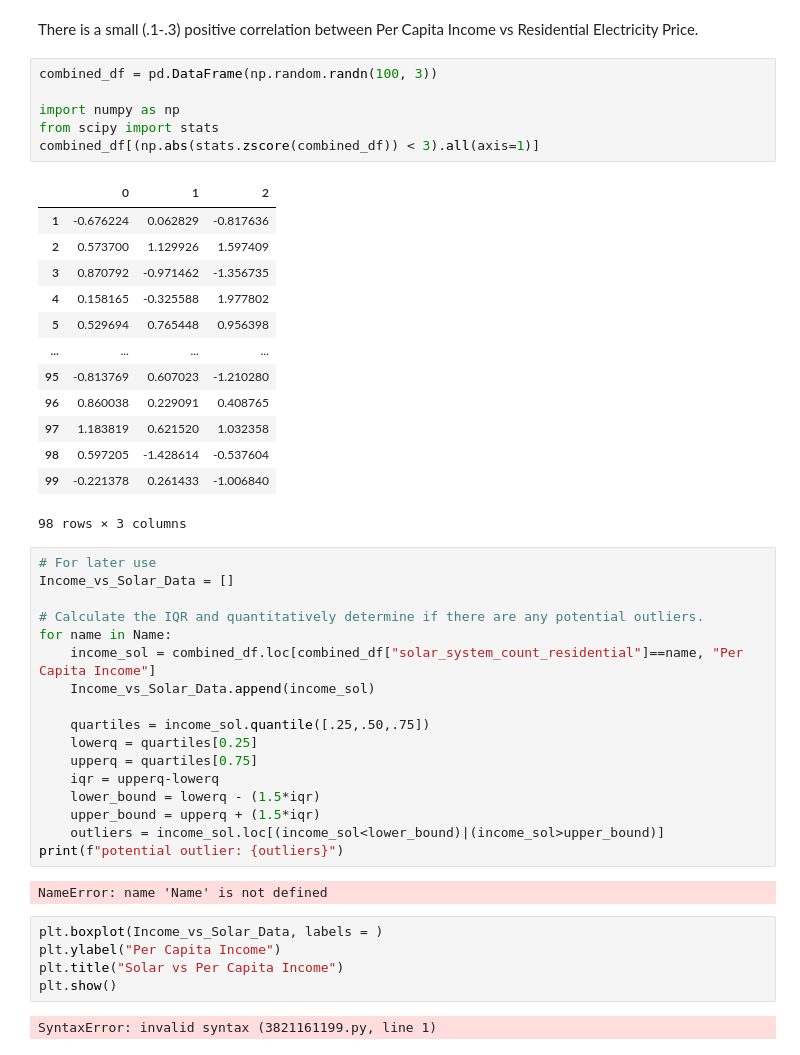
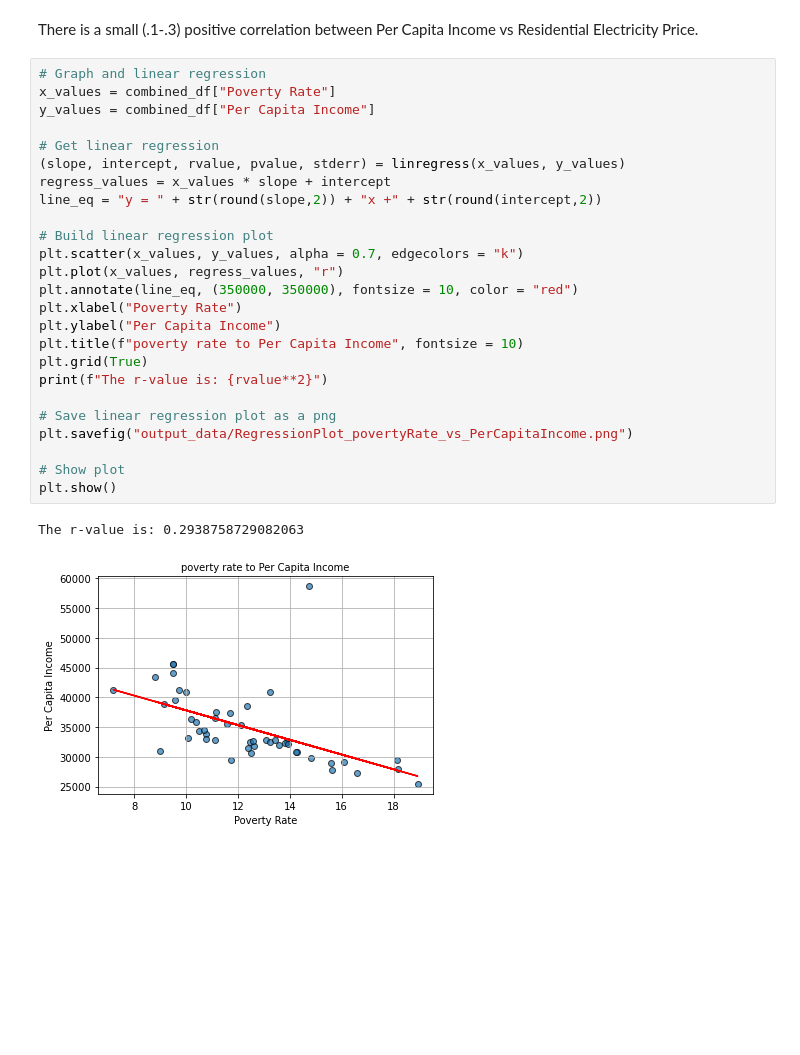
Before and after one commit to JeremyTallant/TomorrowsEnergyToday, a Jupyter notebook: Project_One_LH.ipynb, the cells around one changed output. Saved outputs shown, nothing was run; the diff lists cells and outputs as text; blank space fills up the shorter version.

```diff
--- a/Project_One_LH.ipynb
+++ b/Project_One_LH.ipynb
@@ -96,49 +122,31 @@ The r-value is: 0.2912197566340232
 [figure]
 # %% [markdown]
 There is a small (.1-.3) positive correlation between Per Capita Income vs Residential Electricity Price.
-# %%
-combined_df = pd.DataFrame(np.random.randn(100, 3))
-
-import numpy as np
-from scipy import stats
-combined_df[(np.abs(stats.zscore(combined_df)) < 3).all(axis=1)]
-# %% [output]
-|  | 0 | 1 | 2 |
-| 1 | -0.676224 | 0.062829 | -0.817636 |
-| 2 | 0.573700 | 1.129926 | 1.597409 |
-| 3 | 0.870792 | -0.971462 | -1.356735 |
-| 4 | 0.158165 | -0.325588 | 1.977802 |
-| 5 | 0.529694 | 0.765448 | 0.956398 |
-| ... | ... | ... | ... |
-| 95 | -0.813769 | 0.607023 | -1.210280 |
-| 96 | 0.860038 | 0.229091 | 0.408765 |
-| 97 | 1.183819 | 0.621520 | 1.032358 |
-| 98 | 0.597205 | -1.428614 | -0.537604 |
-| 99 | -0.221378 | 0.261433 | -1.006840 |
-98 rows × 3 columns
-# %%
-# For later use
-Income_vs_Solar_Data = []
-
-# Calculate the IQR and quantitatively determine if there are any potential outliers.
-for name in Name:
-    income_sol = combined_df.loc[combined_df["solar_system_count_residential"]==name, "Per Capita Income"]
-    Income_vs_Solar_Data.append(income_sol)
-
-    quartiles = income_sol.quantile([.25,.50,.75])
-    lowerq = quartiles[0.25]
-    upperq = quartiles[0.75]
-    iqr = upperq-lowerq
-    lower_bound = lowerq - (1.5*iqr)
-    upper_bound = upperq + (1.5*iqr)
-    outliers = income_sol.loc[(income_sol<lower_bound)|(income_sol>upper_bound)]
-print(f"potential outlier: {outliers}")
-# %% [output]
-NameError: name 'Name' is not defined
-# %%
-plt.boxplot(Income_vs_Solar_Data, labels = )
-plt.ylabel("Per Capita Income")
-plt.title("Solar vs Per Capita Income")
-plt.show()
-# %% [output]
-SyntaxError: invalid syntax (3821161199.py, line 1)
+# %%
+# Graph and linear regression
+x_values = combined_df["Poverty Rate"]
+y_values = combined_df["Per Capita Income"]
+
+# Get linear regression
+(slope, intercept, rvalue, pvalue, stderr) = linregress(x_values, y_values)
+regress_values = x_values * slope + intercept
+line_eq = "y = " + str(round(slope,2)) + "x +" + str(round(intercept,2))
+
+# Build linear regression plot
+plt.scatter(x_values, y_values, alpha = 0.7, edgecolors = "k")
+plt.plot(x_values, regress_values, "r")
+plt.annotate(line_eq, (350000, 350000), fontsize = 10, color = "red")
+plt.xlabel("Poverty Rate")
+plt.ylabel("Per Capita Income")
+plt.title(f"poverty rate to Per Capita Income", fontsize = 10)
+plt.grid(True)
+print(f"The r-value is: {rvalue**2}")
+
+# Save linear regression plot as a png
+plt.savefig("output_data/RegressionPlot_povertyRate_vs_PerCapitaIncome.png")
+
+# Show plot
+plt.show()
+# %% [output]
+The r-value is: 0.2938758729082063
+[figure, added]
```
Also changed, not shown: parts of 8 cells of this notebook, 3 other files.
